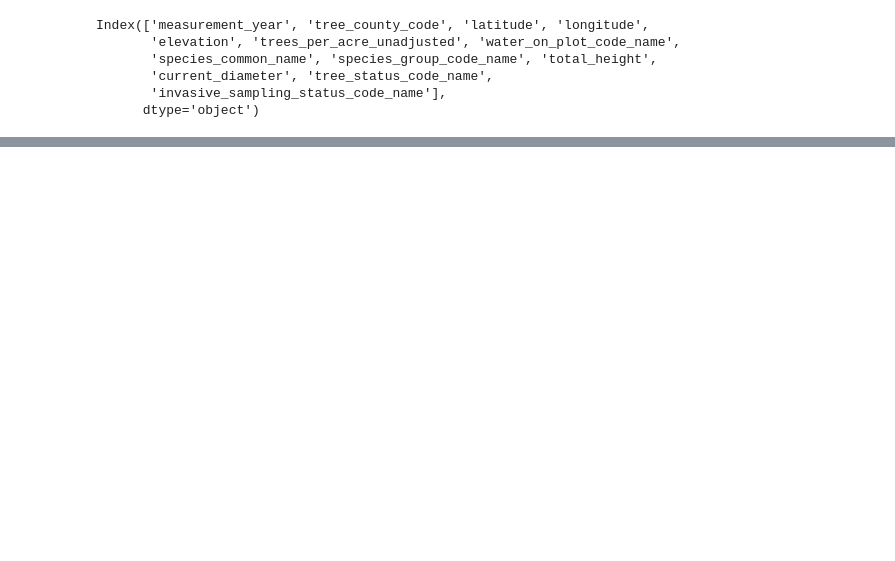
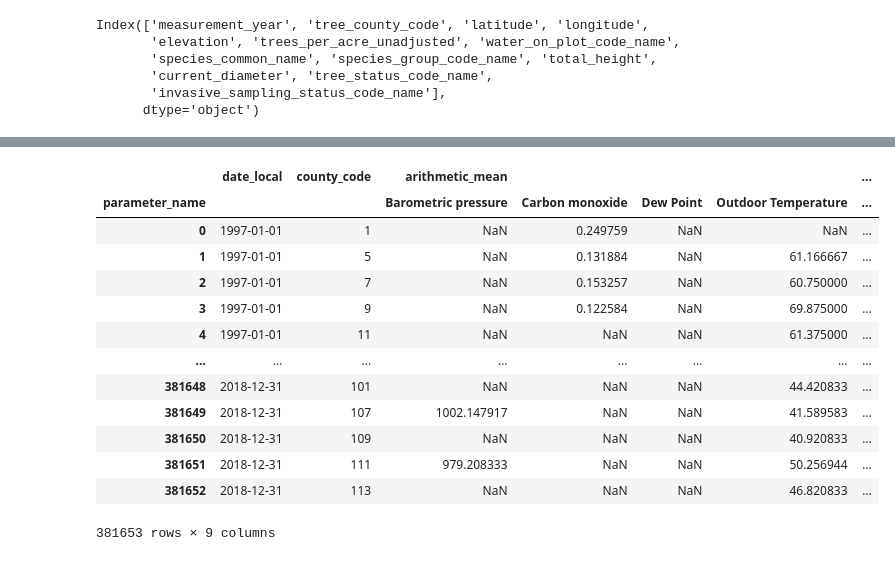
Before and after one commit to tkephart96/ca_wildfires, a Jupyter notebook: wrangle.ipynb, the cells around one changed output, grey strips where cells are left out. Cells and saved outputs as stored; diff of their text form; code cells hidden in the pictures; blank space fills up the shorter version.

```diff
--- a/wrangle.ipynb
+++ b/wrangle.ipynb
@@ -334,0 +444,13 @@ small_fpt
+# %%
+fpt = None
+for year in range(1997,2019):
+    # fire
+    sm_fire = fire[fire.fire_year==year]
+    # tree
+    sm_pt = pt[pt.measurement_year==year]
+    sm_pt = sm_pt.dropna()
+    # fire tree combine
+    sm_fpt = pd.merge(left=sm_fire,right=sm_pt,how='right',left_on='county_code',right_on='tree_county_code')
+    fpt = sm_fpt if fpt is None else pd.concat([fpt,sm_fpt],ignore_index=True)
+fpt.discovery_date = fpt.discovery_date.astype('datetime64[ns]')
+fpt
@@ -334,0 +471,25 @@ small_fpt
+# %%
+caq = None
+for year in range(1997,2019):
+    # air quality
+    sm_aq = aq[(aq.year==year)]
+    # pivot so row is each county on date has mean of parameters
+    piv_aq = sm_aq.pivot_table(index=['date_local','county_code'],columns='parameter_name',
+                    values=['arithmetic_mean']).reset_index()
+    caq = piv_aq if caq is None else pd.concat([caq,piv_aq],ignore_index=True)
+caq
+# %% [output]
+|  | date_local | county_code | arithmetic_mean |  |  |  | ... |
+| parameter_name |  |  | Barometric pressure | Carbon monoxide | Dew Point | Outdoor Temperature | ... |
+| 0 | 1997-01-01 | 1 | NaN | 0.249759 | NaN | NaN | ... |
+| 1 | 1997-01-01 | 5 | NaN | 0.131884 | NaN | 61.166667 | ... |
+| 2 | 1997-01-01 | 7 | NaN | 0.153257 | NaN | 60.750000 | ... |
+| 3 | 1997-01-01 | 9 | NaN | 0.122584 | NaN | 69.875000 | ... |
+| 4 | 1997-01-01 | 11 | NaN | NaN | NaN | 61.375000 | ... |
+| ... | ... | ... | ... | ... | ... | ... | ... |
+| 381648 | 2018-12-31 | 101 | NaN | NaN | NaN | 44.420833 | ... |
+| 381649 | 2018-12-31 | 107 | 1002.147917 | NaN | NaN | 41.589583 | ... |
+| 381650 | 2018-12-31 | 109 | NaN | NaN | NaN | 40.920833 | ... |
+| 381651 | 2018-12-31 | 111 | 979.208333 | NaN | NaN | 50.256944 | ... |
+| 381652 | 2018-12-31 | 113 | NaN | NaN | NaN | 46.820833 | ... |
+381653 rows × 9 columns
```
Also changed, not shown: parts of 39 cells of this notebook, 2 other files.
